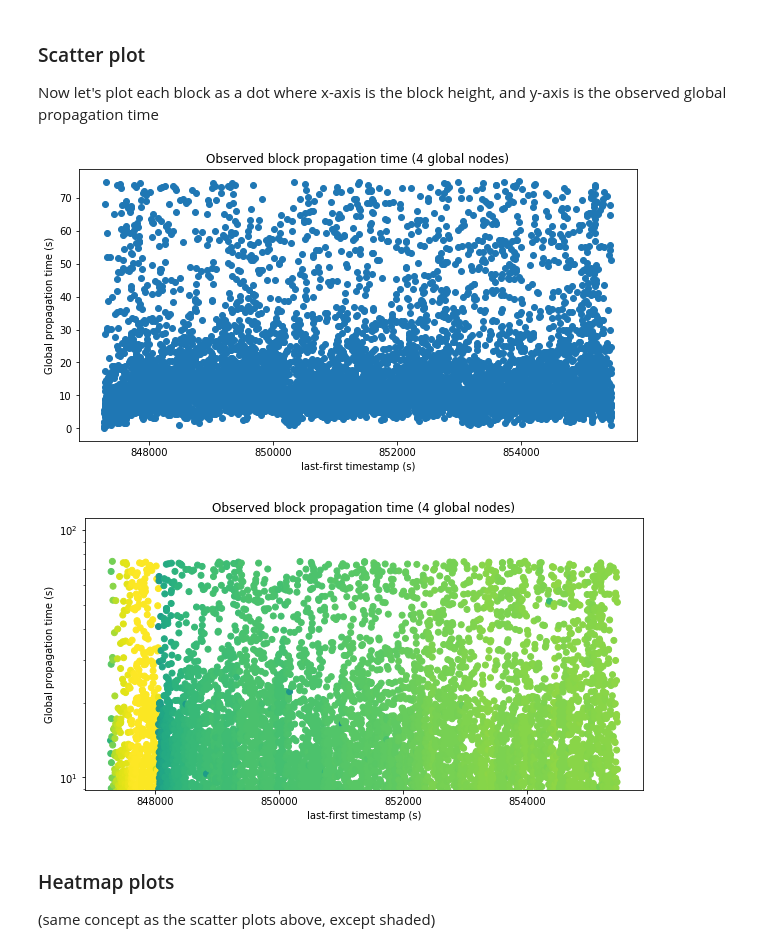
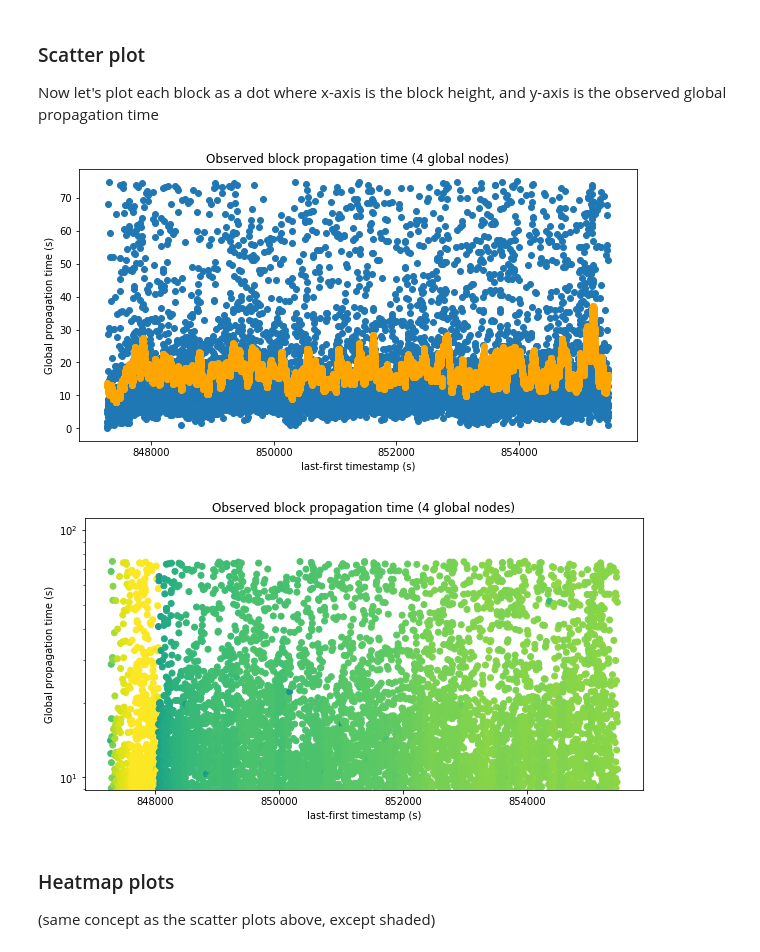
Before and after one commit to Mitchellpkt/observatory_data_analysis, a Jupyter notebook: global_data/multi_node_analysis_experimental_processing.ipynb, the cells around one changed output. Drawn from its saved outputs; the diff is of its cells as text; code cells hidden in the pictures.

Commit message:
Added rolling mean

```diff
--- a/global_data/multi_node_analysis_experimental_processing.ipynb
+++ b/global_data/multi_node_analysis_experimental_processing.ipynb
@@ -372,20 +372,24 @@ plt.axhline(y=0.85, color='red');
 
 Now let's plot each block as a dot where x-axis is the block height, and y-axis is the observed global propagation time
 # %%
+rolling_mean = summary_df.Prop_Time.rolling(window=48*10).mean()
+
 fig = plt.figure(figsize=(10,5), facecolor='w')
 plt.scatter(x=summary_df['Height'], y=summary_df['Prop_Time'])
 plt.xlabel('last-first timestamp (s)')
 plt.ylabel('Global propagation time (s)')
 plt.title('Observed block propagation time ('+str(len(node_names))+' global nodes)');
+rolling_mean = summary_df.Prop_Time.rolling(window=48).mean()
+plt.scatter(summary_df.Height, rolling_mean, label='hour rolling window', color='orange')
 
 fig = plt.figure(figsize=(10,5), facecolor='w')
 plt.scatter(x=summary_df['Height'], y=summary_df['Prop_Time'], c=summary_df['Peers_Report_Count'])
 plt.xlabel('last-first timestamp (s)')
 plt.ylabel('Global propagation time (s)')
 plt.title('Observed block propagation time ('+str(len(node_names))+' global nodes)');
 plt.yscale('log')
 # %% [output]
-[figure, old version]
+[figure, new version]
 [figure]
 # %% [markdown]
 ### Heatmap plots
```
